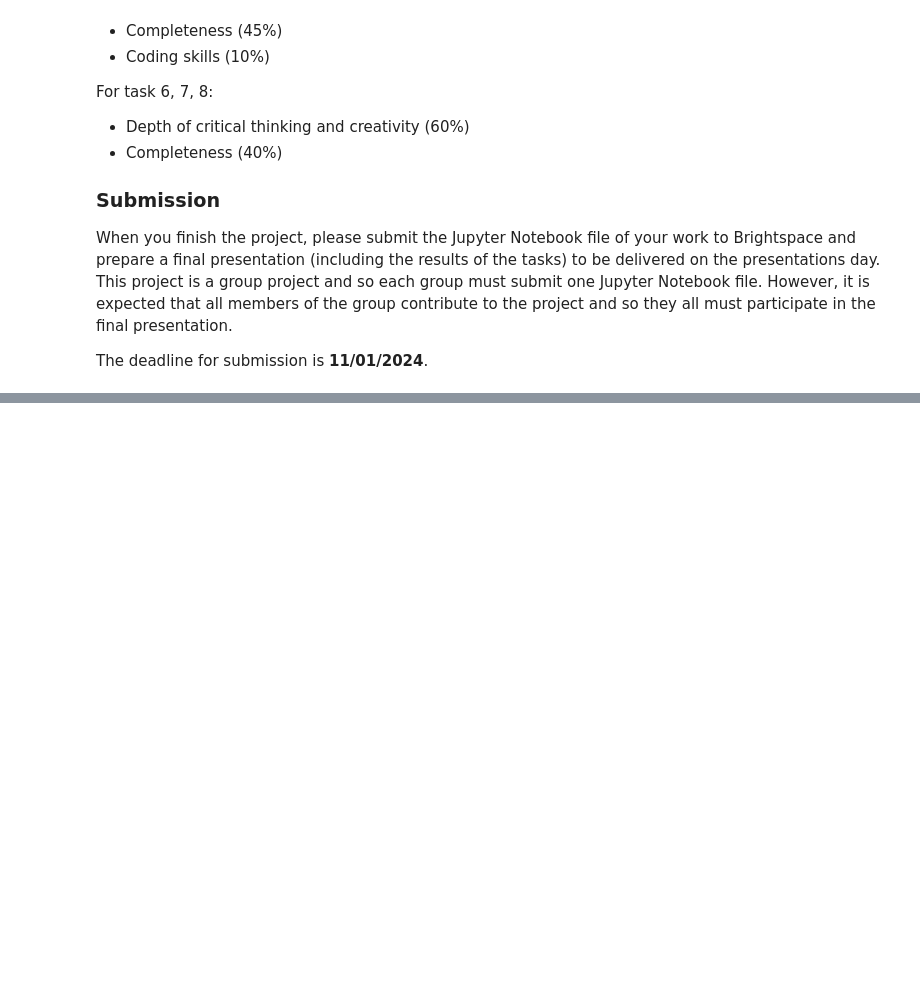
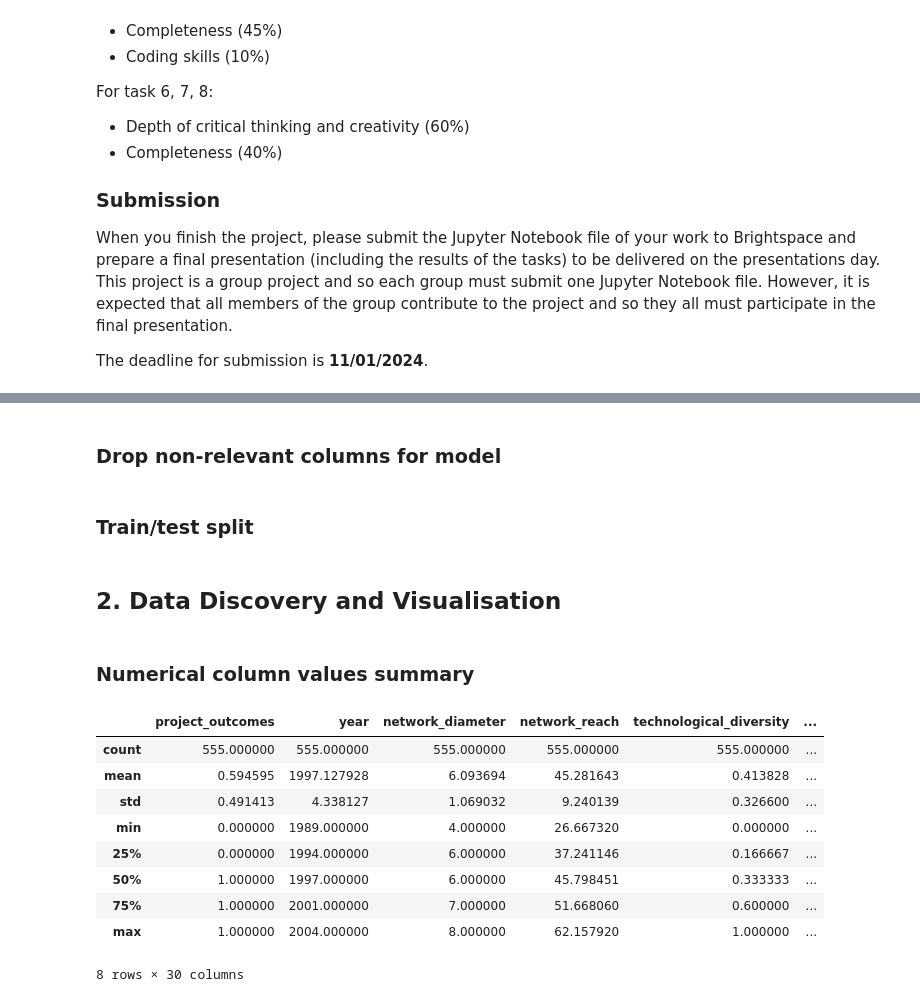
Before and after one commit to sslavova8/TPM034A_mini_project, a Jupyter notebook: Mini-project 2 - R&D Innovation.ipynb, the cells around one changed output, grey strips where cells are left out. Cells and saved outputs as stored; diff of their text form; code cells hidden in the pictures; blank space fills up the shorter version.

```diff
--- a/Mini-project 2 - R&D Innovation.ipynb
+++ b/Mini-project 2 - R&D Innovation.ipynb
@@ -63,0 +138,2 @@ The deadline for submission is **11/01/2024**.
+# %% [markdown]
+### Drop non-relevant columns for model
@@ -63,0 +142,2 @@ The deadline for submission is **11/01/2024**.
+# %% [markdown]
+### Train/test split
@@ -63,0 +148,17 @@ The deadline for submission is **11/01/2024**.
+# %% [markdown]
+## 2. Data Discovery and Visualisation
+# %% [markdown]
+### Numerical column values summary
+# %%
+model_df.describe()
+# %% [output]
+|  | project_outcomes | year | network_diameter | network_reach | technological_diversity | ... |
+| count | 555.000000 | 555.000000 | 555.000000 | 555.000000 | 555.000000 | ... |
+| mean | 0.594595 | 1997.127928 | 6.093694 | 45.281643 | 0.413828 | ... |
+| std | 0.491413 | 4.338127 | 1.069032 | 9.240139 | 0.326600 | ... |
+| min | 0.000000 | 1989.000000 | 4.000000 | 26.667320 | 0.000000 | ... |
+| 25% | 0.000000 | 1994.000000 | 6.000000 | 37.241146 | 0.166667 | ... |
+| 50% | 1.000000 | 1997.000000 | 6.000000 | 45.798451 | 0.333333 | ... |
+| 75% | 1.000000 | 2001.000000 | 7.000000 | 51.668060 | 0.600000 | ... |
+| max | 1.000000 | 2004.000000 | 8.000000 | 62.157920 | 1.000000 | ... |
+8 rows × 30 columns
```
Also changed, not shown: parts of 18 cells of this notebook, 1 other file.
